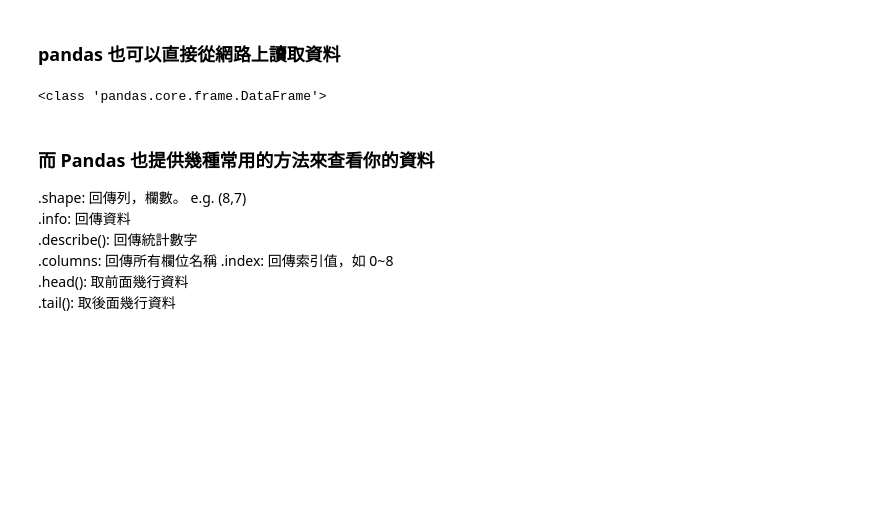
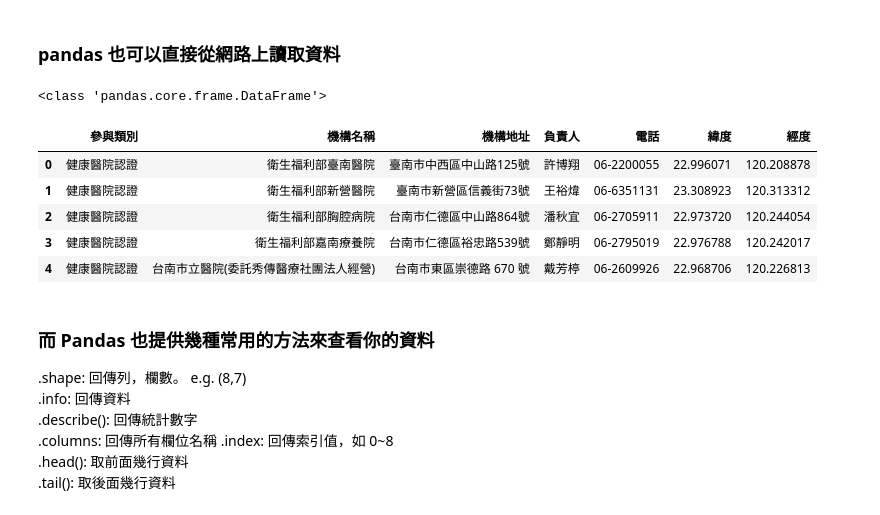
Before and after one commit to x-village/python-course, a Jupyter notebook: Lesson08-Web Crawler/Lesson09-Data Visualisation.ipynb, the cells around one changed output. Saved outputs shown, nothing was run; the diff lists cells and outputs as text; code cells hidden in the pictures; blank space fills up the shorter version.

```diff
--- a/Lesson08-Web Crawler/Lesson09-Data Visualisation.ipynb
+++ b/Lesson08-Web Crawler/Lesson09-Data Visualisation.ipynb
@@ -207,10 +274,18 @@ df.sort_values(by = 'pm25',ascending=False) # ascending 可調整升降冪
 # %%
 # 臺南市健康促進醫院一覽表
 url = 'http://data.tainan.gov.tw/dataset/1b89994d-ab2a-4126-ab1e-ed1a0cfaeb27/resource/f169b4d7-11d7-400e-b061-249cf9a2bf34/download/1070612tnhp.csv'
 data = pd.read_csv(url, encoding='utf-8')
 print(type(data))
+# data.to_csv('file_name.csv') 這一行會把剛才的資料存成 csv 檔
+data.head() # 取前幾行資料，如果你不是在jupyter notebook打這行外面要加 print
 # %% [output]
 <class 'pandas.core.frame.DataFrame'>
+|  | 參與類別 | 機構名稱 | 機構地址 | 負責人 | 電話 | 緯度 | 經度 |
+| 0 | 健康醫院認證 | 衛生福利部臺南醫院 | 臺南市中西區中山路125號 | 許博翔 | 06-2200055 | 22.996071 | 120.208878 |
+| 1 | 健康醫院認證 | 衛生福利部新營醫院 | 臺南市新營區信義街73號 | 王裕煒 | 06-6351131 | 23.308923 | 120.313312 |
+| 2 | 健康醫院認證 | 衛生福利部胸腔病院 | 台南市仁德區中山路864號 | 潘秋宜 | 06-2705911 | 22.973720 | 120.244054 |
+| 3 | 健康醫院認證 | 衛生福利部嘉南療養院 | 台南市仁德區裕忠路539號 | 鄭靜明 | 06-2795019 | 22.976788 | 120.242017 |
+| 4 | 健康醫院認證 | 台南市立醫院(委託秀傳醫療社團法人經營) | 台南市東區崇德路 670 號 | 戴芳楟 | 06-2609926 | 22.968706 | 120.226813 |
 # %% [markdown]
 ### 而 Pandas 也提供幾種常用的方法來查看你的資料
 
```
Also changed, not shown: parts of 31 cells of this notebook, 1 other file.
